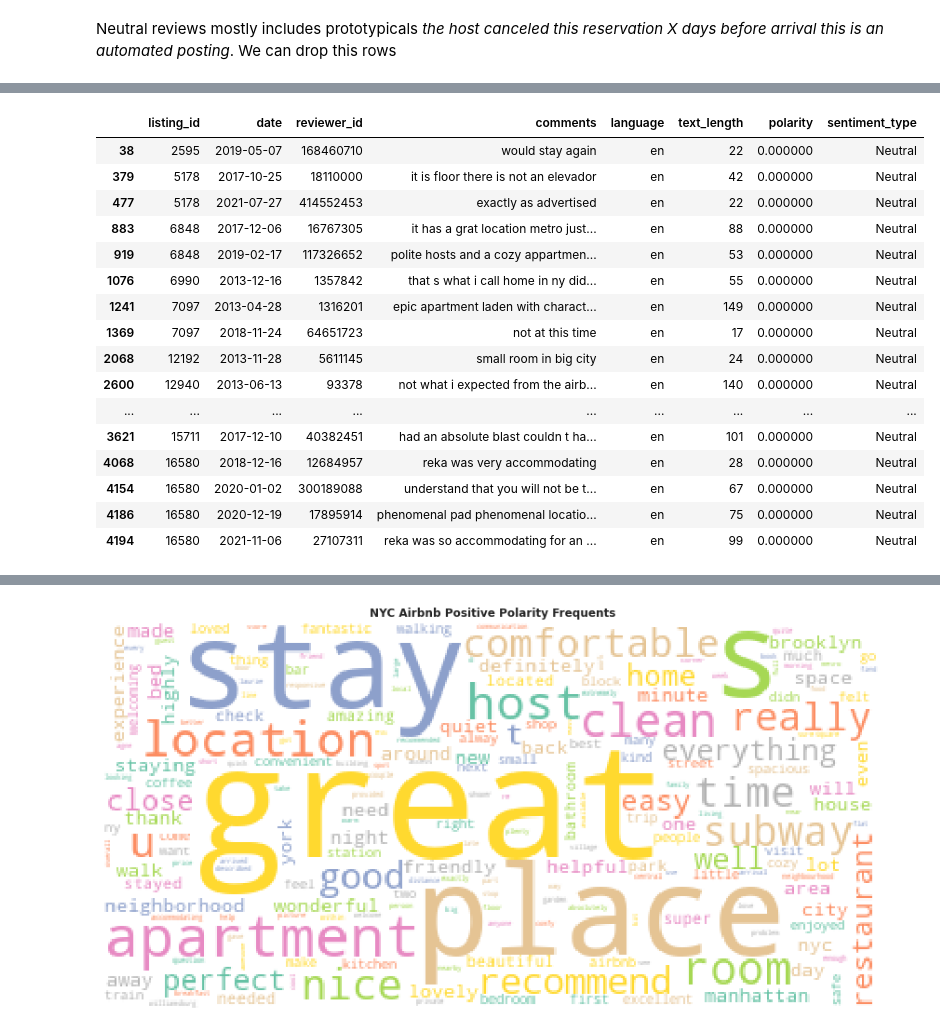
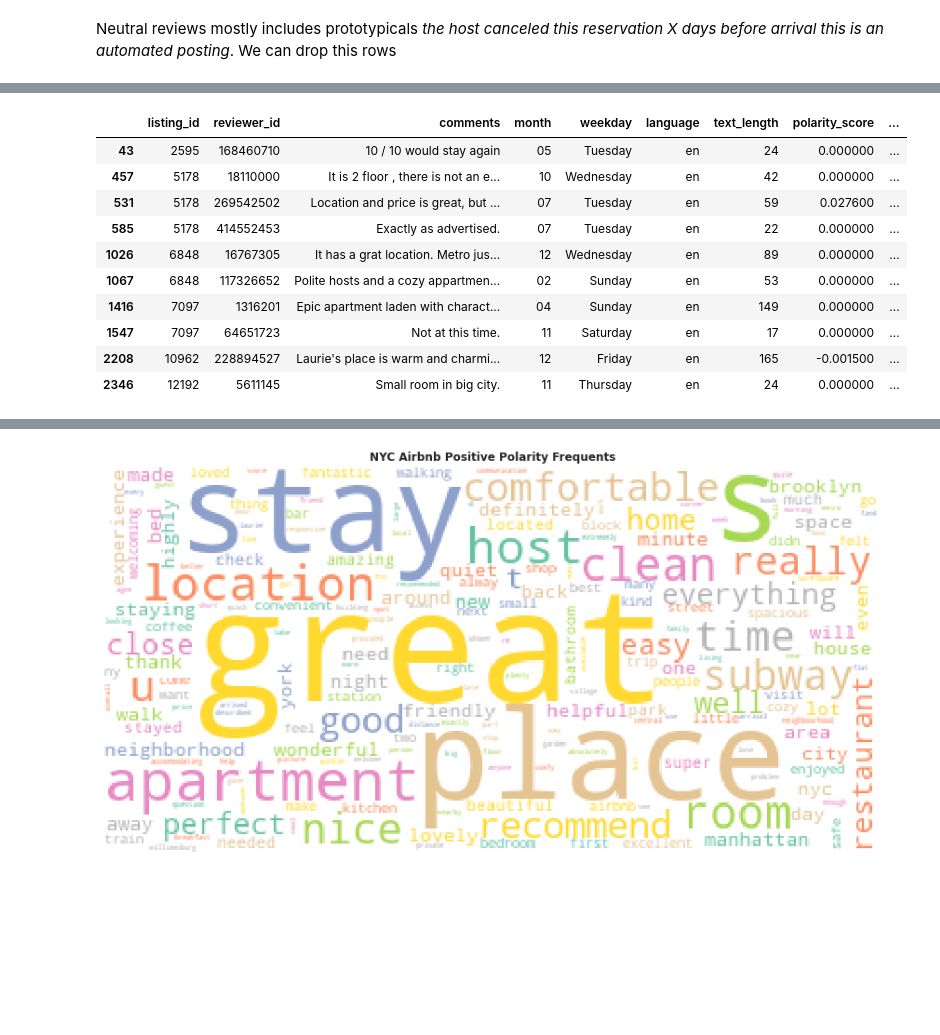
Before and after one commit to kamalova/Airbnb-Recommendation-Engine-NLP, a Jupyter notebook: Sentiment_Analysis.ipynb, the cells around one changed output, grey strips where cells are left out. Cells and saved outputs as stored; diff of their text form; code cells hidden in the pictures; blank space fills up the shorter version.

```diff
--- a/Sentiment_Analysis.ipynb
+++ b/Sentiment_Analysis.ipynb
@@ -73,0 +85,3 @@ dtype: int64
+# %%
+df_reviews['date'] = pd.to_datetime(df_reviews.date)
+df_reviews['weekday'] = df_reviews['date'].dt.day_name()
@@ -74,3 +115,5 @@ dtype: int64
+# %%
+df_reviews.drop(columns=['date','year','days'], inplace=True)
 # %% [markdown]
 #### Preprocessing *Comments* for Sentiment Analysis
 # %%
@@ -367,5 +447,5 @@ sentiment_analyzer(df_reviews['comments'][0])
 compound_polarity= lambda s: (analyzer.polarity_scores(s))['compound']
 # %%
 # Get compound polarity score of all comments
-df_reviews['polarity'] = df_reviews.comments.map(compound_polarity)
+df_reviews['polarity_score'] = df_reviews.comments.map(compound_polarity)
 # %%
@@ -398,12 +478,13 @@ plt.ylabel('Density', fontweight="bold");
 # %%
-# Identify sentiment type
+# Decide sentiment as positive, negative and neutral;
+
 def sentiment_type(df_reviews):
-    if df_reviews['polarity'] > 0:
+    if df_reviews['polarity_score'] >= 0.05:
         val = "Positive"
-    elif df_reviews['polarity'] == 0:
+    elif df_reviews['polarity_score'] <= - 0.05:
+        val = "Negative"
+    else:
         val = "Neutral"
-    else:
-        val = "Negative"
     return val
 
 df_reviews['sentiment_type'] = df_reviews.apply(sentiment_type, axis=1)
@@ -458,24 +533,18 @@ Neutral       388
 Name: sentiment_type, dtype: int64
 # %%
-df_reviews[df_reviews['sentiment_type']=='Neutral'][:20].style.bar(subset=['polarity'],align='mid', color=['#d65f5f', '#5fba7d'])
+df_reviews[df_reviews['sentiment_type']=='Neutral'][:10].style.bar(subset=['polarity_score'],align='mid', color=['#d65f5f', '#5fba7d'])
 # %% [output]
-|  | listing_id | date | reviewer_id | comments | language | text_length | polarity | sentiment_type |
-| 38 | 2595 | 2019-05-07 | 168460710 | would stay again | en | 22 | 0.000000 | Neutral |
-| 379 | 5178 | 2017-10-25 | 18110000 | it is floor there is not an elevador | en | 42 | 0.000000 | Neutral |
-| 477 | 5178 | 2021-07-27 | 414552453 | exactly as advertised | en | 22 | 0.000000 | Neutral |
-| 883 | 6848 | 2017-12-06 | 16767305 | it has a grat location metro just... | en | 88 | 0.000000 | Neutral |
-| 919 | 6848 | 2019-02-17 | 117326652 | polite hosts and a cozy appartmen... | en | 53 | 0.000000 | Neutral |
-| 1076 | 6990 | 2013-12-16 | 1357842 | that s what i call home in ny did... | en | 55 | 0.000000 | Neutral |
-| 1241 | 7097 | 2013-04-28 | 1316201 | epic apartment laden with charact... | en | 149 | 0.000000 | Neutral |
-| 1369 | 7097 | 2018-11-24 | 64651723 | not at this time | en | 17 | 0.000000 | Neutral |
-| 2068 | 12192 | 2013-11-28 | 5611145 | small room in big city | en | 24 | 0.000000 | Neutral |
-| 2600 | 12940 | 2013-06-13 | 93378 | not what i expected from the airb... | en | 140 | 0.000000 | Neutral |
-| ... | ... | ... | ... | ... | ... | ... | ... | ... |
-| 3621 | 15711 | 2017-12-10 | 40382451 | had an absolute blast couldn t ha... | en | 101 | 0.000000 | Neutral |
-| 4068 | 16580 | 2018-12-16 | 12684957 | reka was very accommodating | en | 28 | 0.000000 | Neutral |
-| 4154 | 16580 | 2020-01-02 | 300189088 | understand that you will not be t... | en | 67 | 0.000000 | Neutral |
-| 4186 | 16580 | 2020-12-19 | 17895914 | phenomenal pad phenomenal locatio... | en | 75 | 0.000000 | Neutral |
-| 4194 | 16580 | 2021-11-06 | 27107311 | reka was so accommodating for an ... | en | 99 | 0.000000 | Neutral |
+|  | listing_id | reviewer_id | comments | month | weekday | language | text_length | polarity_score | ... |
+| 43 | 2595 | 168460710 | 10 / 10 would stay again | 05 | Tuesday | en | 24 | 0.000000 | ... |
+| 457 | 5178 | 18110000 | It is 2 floor , there is not an e... | 10 | Wednesday | en | 42 | 0.000000 | ... |
+| 531 | 5178 | 269542502 | Location and price is great, but ... | 07 | Tuesday | en | 59 | 0.027600 | ... |
+| 585 | 5178 | 414552453 | Exactly as advertised. | 07 | Tuesday | en | 22 | 0.000000 | ... |
+| 1026 | 6848 | 16767305 | It has a grat location. Metro jus... | 12 | Wednesday | en | 89 | 0.000000 | ... |
+| 1067 | 6848 | 117326652 | Polite hosts and a cozy appartmen... | 02 | Sunday | en | 53 | 0.000000 | ... |
+| 1416 | 7097 | 1316201 | Epic apartment laden with charact... | 04 | Sunday | en | 149 | 0.000000 | ... |
+| 1547 | 7097 | 64651723 | Not at this time. | 11 | Saturday | en | 17 | 0.000000 | ... |
+| 2208 | 10962 | 228894527 | Laurie's place is warm and charmi... | 12 | Friday | en | 165 | -0.001500 | ... |
+| 2346 | 12192 | 5611145 | Small room in big city. | 11 | Thursday | en | 24 | 0.000000 | ... |
 # %%
 pos_reviews = df_reviews[df_reviews['sentiment_type']=='Positive']
 # %%
```
Also changed, not shown: parts of 32 cells of this notebook.
